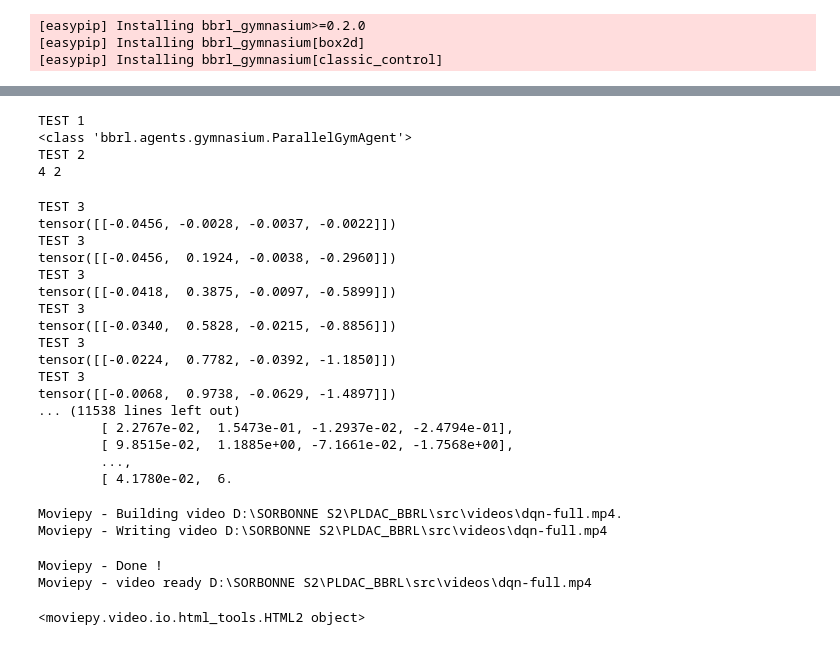
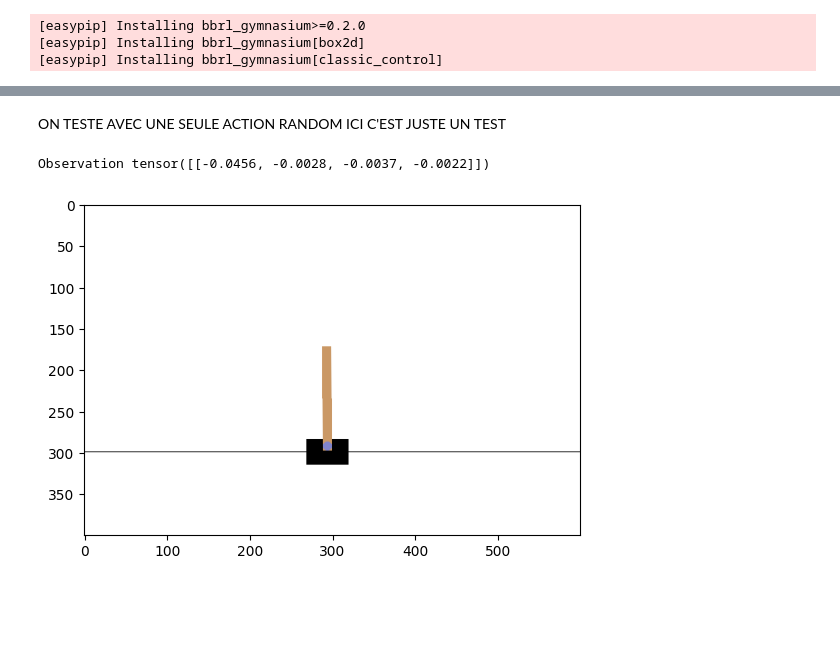
Before and after one commit to TitouanUniLu/PLDAC, a Jupyter notebook: src/main.ipynb, the cells around one changed output, grey strips where cells are left out. Saved outputs shown, nothing was run; the diff lists cells and outputs as text; code cells hidden in the pictures; blank space fills up the shorter version.

Commit message:
recuperation des images

```diff
--- a/src/main.ipynb
+++ b/src/main.ipynb
@@ -213,25 +214,18 @@ class preProcessingAgent():
         im = self.preProcess(im)
         return im
 # %%
-env_agent = ParallelGymAgent(partial(make_env, config.gym_env.env_name, render_mode="rgb_array", autoreset=True), 1).seed(SEED) #le int a la fin indique le nombre d'environements
+nb_env = 1
+env_agent = ParallelGymAgent(partial(make_env, config.gym_env.env_name, render_mode="rgb_array", autoreset=True), nb_env).seed(SEED) #le int a la fin indique le nombre d'environements
 obs_size, action_dim = env_agent.get_obs_and_actions_sizes()
 print(f"Environment: observation space in R^{obs_size} and action space R^{action_dim}")
 
+'''
 preProc = preProcessingAgent(env_agent) # agent qui fait le pre processing
-
-
 im = preProc.getFrame(env_agent) #on recupere l'image
-
-
 feature_extractor = cnnAgent()
 features = feature_extractor.extract_features(im) #est ce qu'on filtre les 0 pour des raisons de simplicite??
 print("Extracted features shape:", features.shape)
 print("Extracted features array:", features)
-
-# en fait si on filtre les 0 on retrouve pas un array tt le temps de la meme taille, ca varie entre (1,50) et (1,52) en general (a voir...)
-#non_zero_mask = features != 0
-#filtered_features = features[non_zero_mask]
-#print("Filtered features shape:", filtered_features.shape)
-#print("Filtered features array:", filtered_features)
+'''
 # %% [output]
 Environment: observation space in R^4 and action space R^2
@@ -521,37 +233,23 @@ Reusing TensorBoard on port 6007 (pid 1648), started 19:28:05 ago. (Use '!kill 1
-# %%
-config=OmegaConf.create(params)
-torch.manual_seed(config.algorithm.seed)
-best_agent = run_dqn(config, compute_critic_loss)
-# %% [output]
-TEST 1
-<class 'bbrl.agents.gymnasium.ParallelGymAgent'>
-TEST 2
-4 2
-TEST 3
-tensor([[-0.0456, -0.0028, -0.0037, -0.0022]])
-TEST 3
-tensor([[-0.0456,  0.1924, -0.0038, -0.2960]])
-TEST 3
-tensor([[-0.0418,  0.3875, -0.0097, -0.5899]])
-TEST 3
-tensor([[-0.0340,  0.5828, -0.0215, -0.8856]])
-TEST 3
-tensor([[-0.0224,  0.7782, -0.0392, -1.1850]])
-TEST 3
-tensor([[-0.0068,  0.9738, -0.0629, -1.4897]])
-... (11538 lines left out)
-        [ 2.2767e-02,  1.5473e-01, -1.2937e-02, -2.4794e-01],
-        [ 9.8515e-02,  1.1885e+00, -7.1661e-02, -1.7568e+00],
-        ...,
-        [ 4.1780e-02,  6.
-# %%
-# Visualization
-env = make_env(config.gym_env.env_name, render_mode="rgb_array")
-record_video(env, best_agent, "videos/dqn-full.mp4")
-video_display("videos/dqn-full.mp4")
-# %% [output]
-Moviepy - Building video D:\SORBONNE S2\PLDAC_BBRL\src\videos\dqn-full.mp4.
-Moviepy - Writing video D:\SORBONNE S2\PLDAC_BBRL\src\videos\dqn-full.mp4
-Moviepy - Done !
-Moviepy - video ready D:\SORBONNE S2\PLDAC_BBRL\src\videos\dqn-full.mp4
-<moviepy.video.io.html_tools.HTML2 object>
+# %% [markdown]
+ON TESTE AVEC UNE SEULE ACTION RANDOM ICI C'EST JUSTE UN TEST
+# %%
+workspace = Workspace()
+
+# Execute the first step
+env_agent(workspace, t=0)
+
+# Our first set of observations. The size of the observation space is 4, and we have 3 environments.
+obs = workspace.get("env/env_obs", 0)
+print("Observation", obs)
+# %% [output]
+Observation tensor([[-0.0456, -0.0028, -0.0037, -0.0022]])
+# %%
+def render(env_agent):
+    env0 = env_agent.envs[0]
+    im0 = env0.render()
+    plt.imshow(im0)
+    return im0
+
+im = render(env_agent=env_agent)
+# %% [output]
+[figure, added]
```
Also changed, not shown: parts of 23 cells of this notebook, 1 other file.
